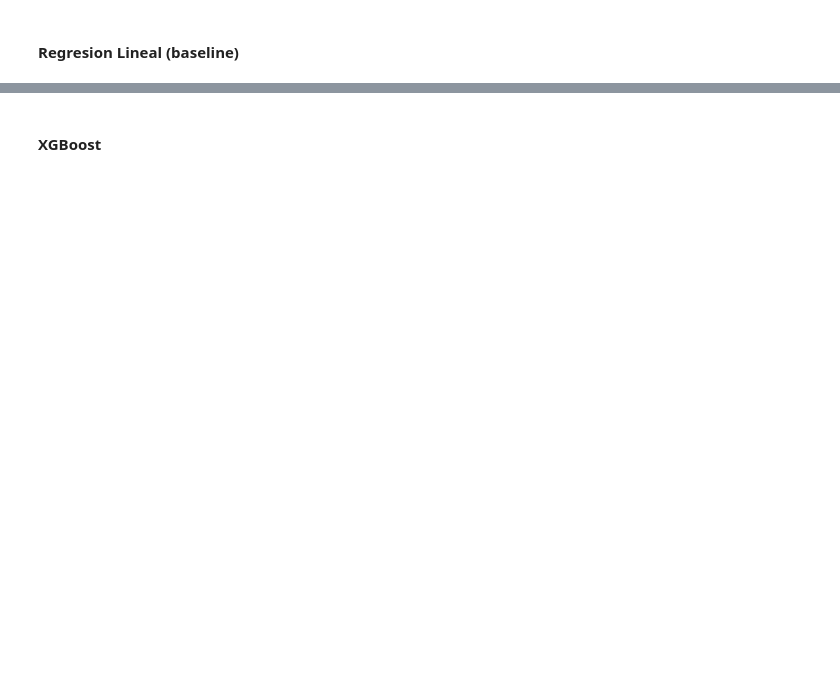
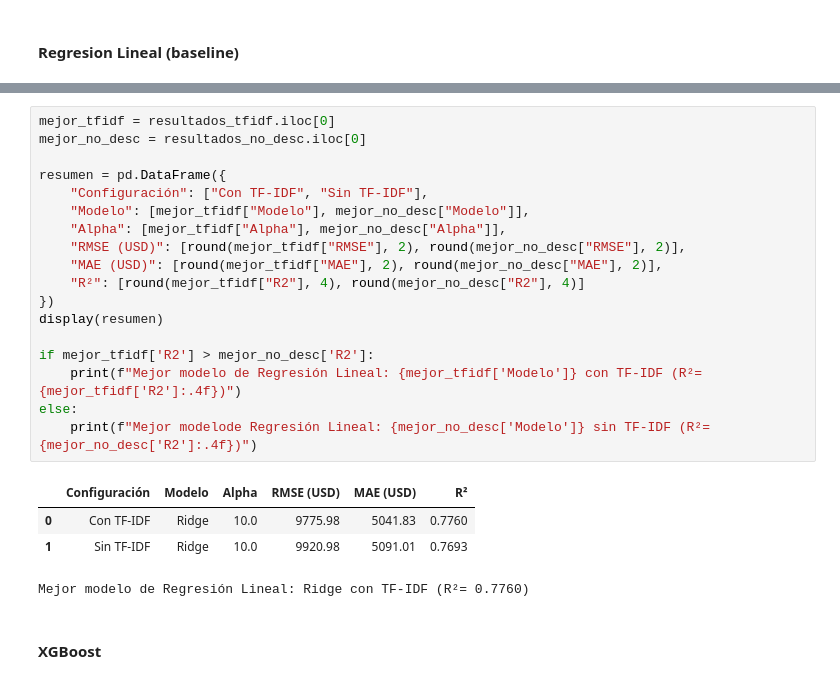
Before and after one commit to PilarOtero/Gurevich_Otero_Informe_PF, a Jupyter notebook: notebook/Gurevich_Otero_Notebook_PF.ipynb, the cells around one changed output, grey strips where cells are left out. Drawn from its saved outputs; the diff is of its cells as text; blank space fills up the shorter version.

```diff
--- a/notebook/Gurevich_Otero_Notebook_PF.ipynb
+++ b/notebook/Gurevich_Otero_Notebook_PF.ipynb
@@ -516,3 +543,26 @@ Resultados sin considerar el Score de la Descripción
+# %%
+mejor_tfidf = resultados_tfidf.iloc[0]
+mejor_no_desc = resultados_no_desc.iloc[0]
+
+resumen = pd.DataFrame({
+    "Configuración": ["Con TF-IDF", "Sin TF-IDF"],
+    "Modelo": [mejor_tfidf["Modelo"], mejor_no_desc["Modelo"]],
+    "Alpha": [mejor_tfidf["Alpha"], mejor_no_desc["Alpha"]],
+    "RMSE (USD)": [round(mejor_tfidf["RMSE"], 2), round(mejor_no_desc["RMSE"], 2)],
+    "MAE (USD)": [round(mejor_tfidf["MAE"], 2), round(mejor_no_desc["MAE"], 2)],
+    "R²": [round(mejor_tfidf["R2"], 4), round(mejor_no_desc["R2"], 4)]
+})
+display(resumen)
+
+if mejor_tfidf['R2'] > mejor_no_desc['R2']:
+    print(f"Mejor modelo de Regresión Lineal: {mejor_tfidf['Modelo']} con TF-IDF (R²= {mejor_tfidf['R2']:.4f})")
+else:
+    print(f"Mejor modelode Regresión Lineal: {mejor_no_desc['Modelo']} sin TF-IDF (R²= {mejor_no_desc['R2']:.4f})")
+# %% [output]
+|  | Configuración | Modelo | Alpha | RMSE (USD) | MAE (USD) | R² |
+| 0 | Con TF-IDF | Ridge | 10.0 | 9775.98 | 5041.83 | 0.7760 |
+| 1 | Sin TF-IDF | Ridge | 10.0 | 9920.98 | 5091.01 | 0.7693 |
+Mejor modelo de Regresión Lineal: Ridge con TF-IDF (R²= 0.7760)
 # %% [markdown]
 #### **XGBoost**
 # %%
```
Also changed, not shown: parts of 25 cells of this notebook, 1 other file.
